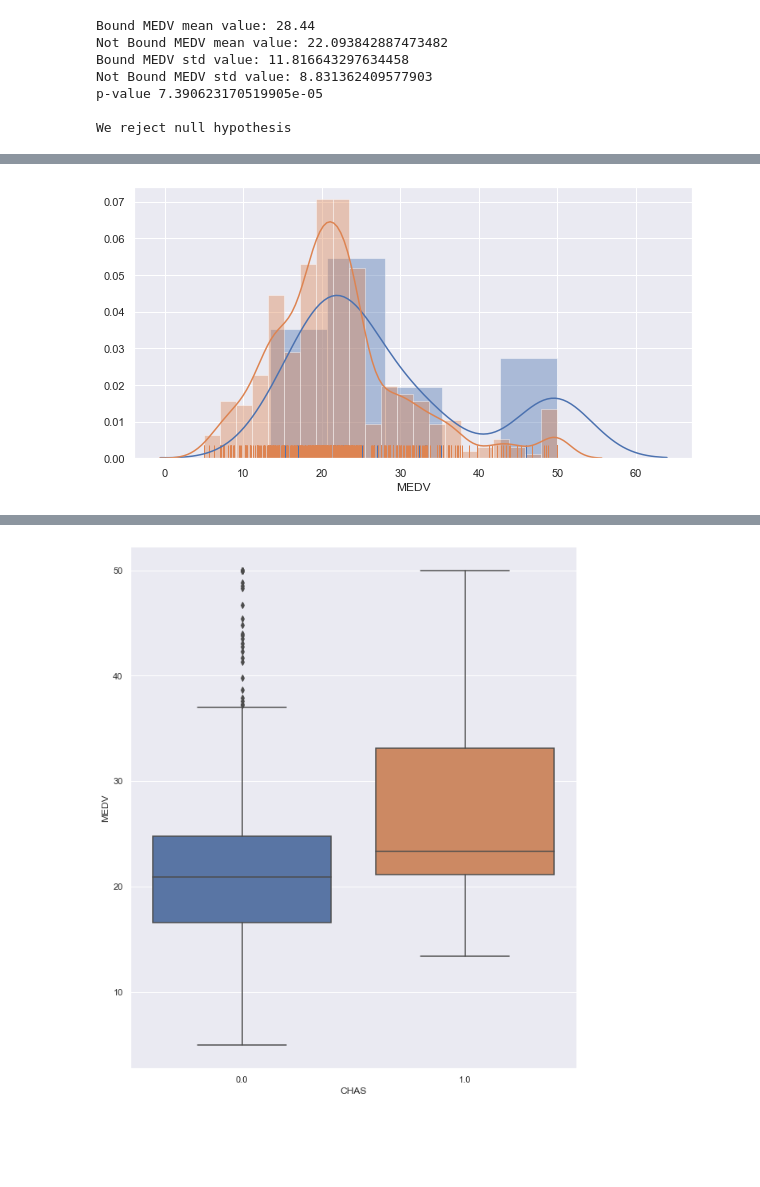
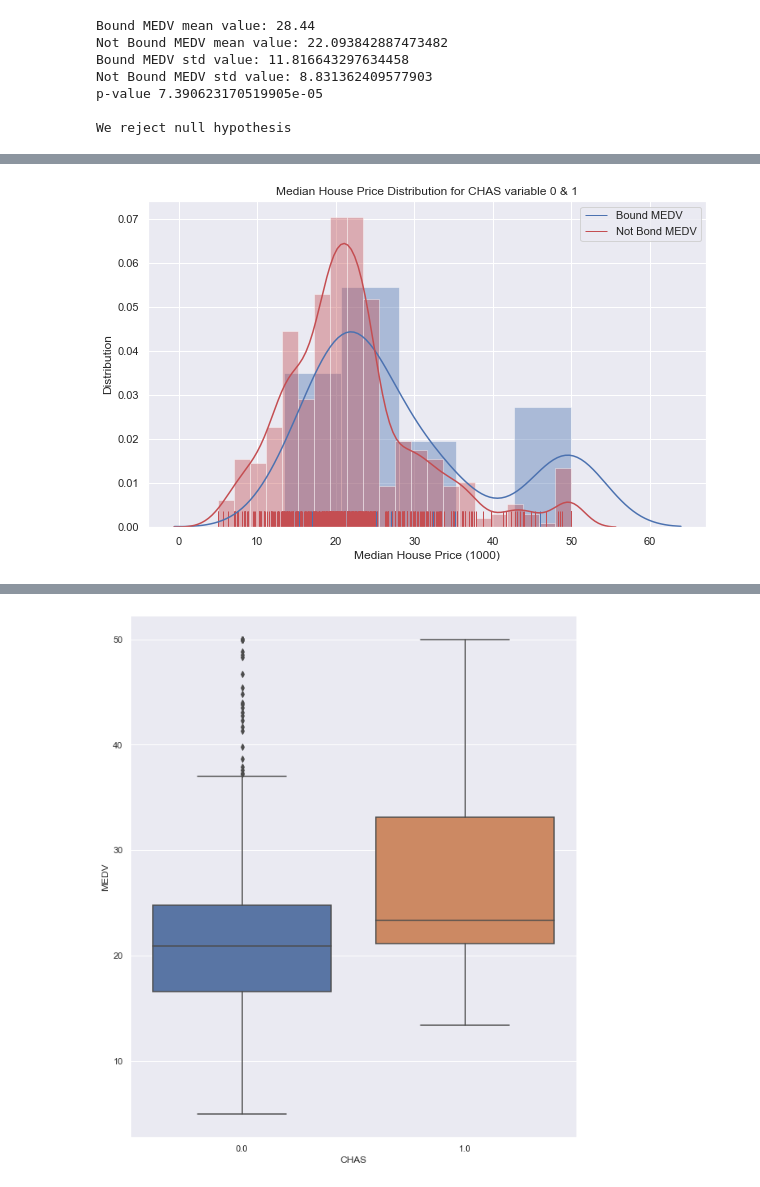
Before and after one commit to ShaunaB93/Machine_learning_and_statistics_assessment, a Jupyter notebook: Overall.ipynb, the cells around one changed output, grey strips where cells are left out. Cells and saved outputs as stored; diff of their text form; code cells hidden in the pictures; blank space fills up the shorter version.

```diff
--- a/Overall.ipynb
+++ b/Overall.ipynb
@@ -408,8 +435,12 @@ Reject null hypothesis = means are not the same for the groups
 # %%
 #Plots a distplot comparing the MEDV  values where CHAS is 0 and CHAS is 1
-boundFig = sns.distplot(boundMEDV, hist=True, rug=True)
-notBoundFig = sns.distplot(notBoundMEDV, hist=True, rug=True)
+boundFig = sns.distplot(boundMEDV, hist=True, rug=True, color='b')
+notBoundFig = sns.distplot(notBoundMEDV, hist=True, rug=True, color='r')
+plt.title("Median House Price Distribution for CHAS variable 0 & 1")
+plt.legend(['Bound MEDV', 'Not Bond MEDV'], loc="upper right")
+plt.ylabel("Distribution")
+plt.xlabel("Median House Price (1000)")
 
 plt.show()
 # %% [output]
-[figure, old version]
+[figure, new version]
```
Also changed, not shown: parts of 44 cells of this notebook.
